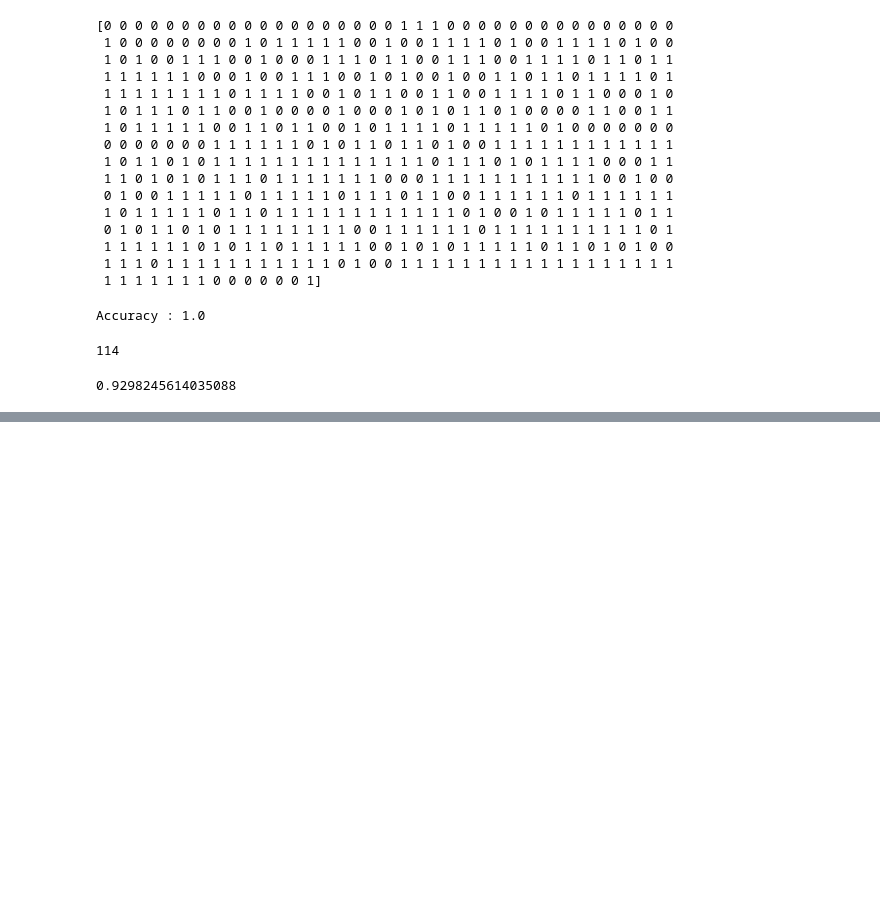
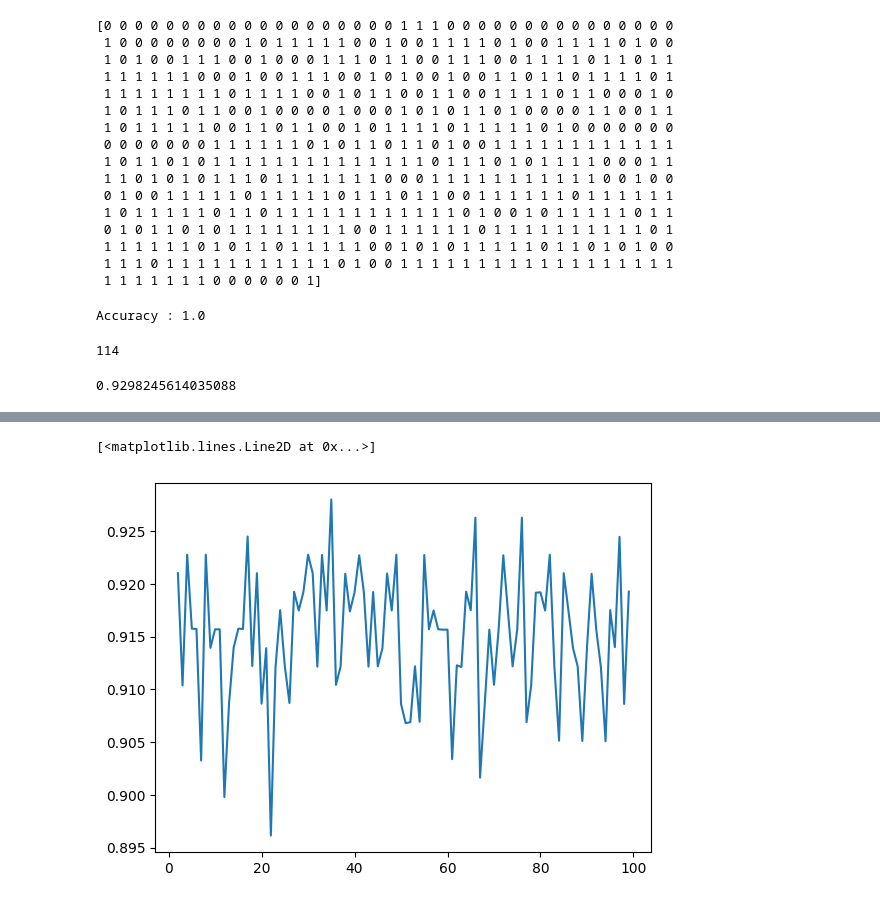
Before and after one commit to vinayak5002/ml, a Jupyter notebook: Lab-7/jibun.ipynb, the cells around one changed output, grey strips where cells are left out. Cells and saved outputs as stored; diff of their text form; code cells hidden in the pictures; blank space fills up the shorter version.

```diff
--- a/Lab-7/jibun.ipynb
+++ b/Lab-7/jibun.ipynb
@@ -76,0 +79,14 @@ plt.show()
+# %%
+clf = DecisionTreeClassifier()
+
+accs = []
+
+for i in range(2, 100):
+    score = cross_val_score(clf, X, y, cv= 10, scoring= 'accuracy')
+
+    accs.append(score.mean())
+# %%
+plt.plot(range(2, 100), accs)
+# %% [output]
+[<matplotlib.lines.Line2D at 0x...>]
+[figure, added]
```
Also changed, not shown: parts of 3 cells of this notebook.
